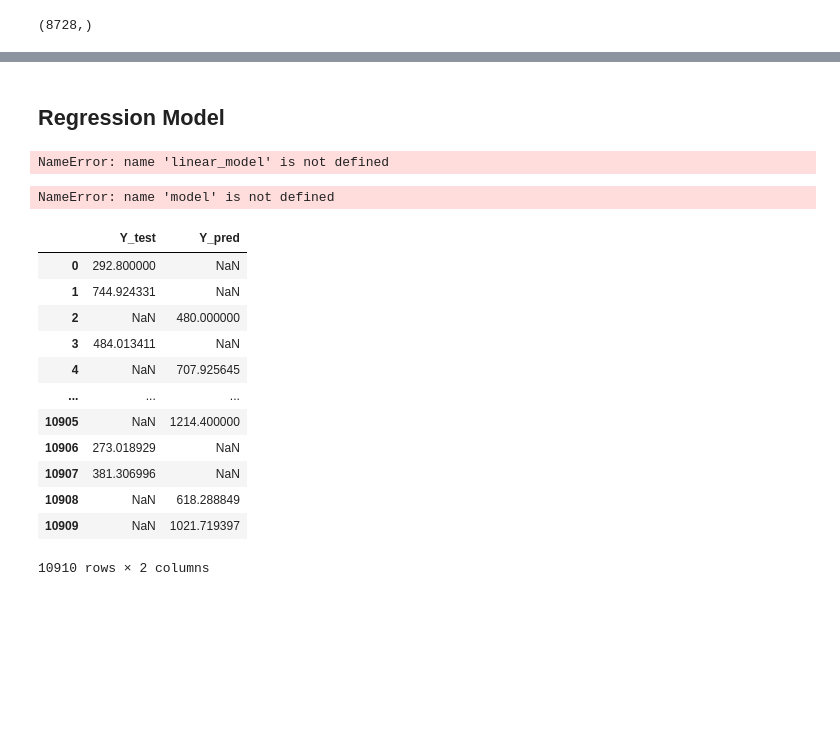
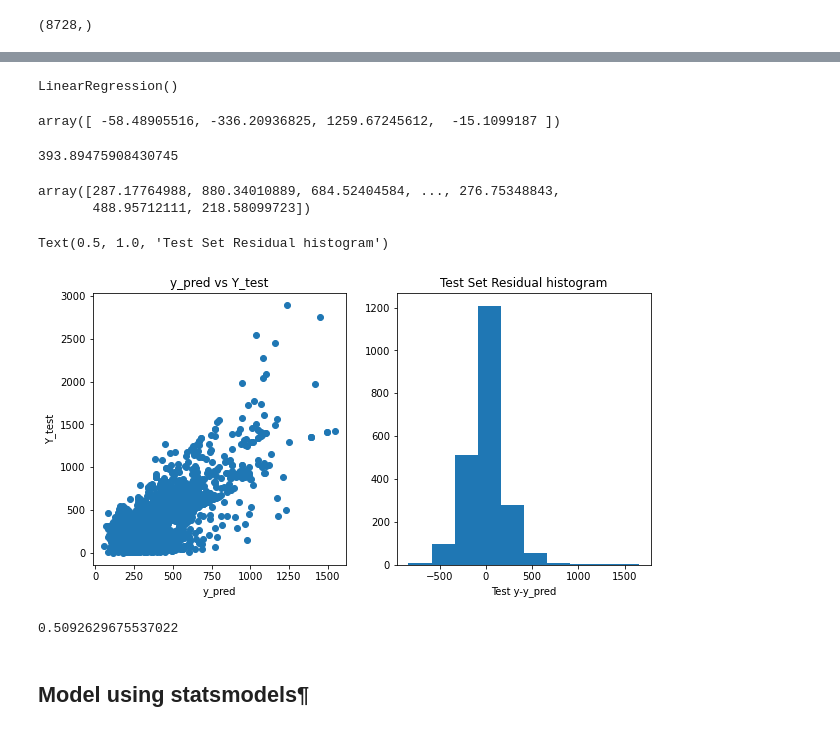
Before and after one commit to shushak/LabWork, a Jupyter notebook: Customer Case Study/Customer_Analysis_Case_Study 4_5.ipynb, the cells around one changed output, grey strips where cells are left out. Drawn from its saved outputs; the diff is of its cells as text; code cells hidden in the pictures; blank space fills up the shorter version.

```diff
--- a/Customer Case Study/Customer_Analysis_Case_Study 4_5.ipynb
+++ b/Customer Case Study/Customer_Analysis_Case_Study 4_5.ipynb
@@ -432,3 +450,3 @@ array([[0.03575222, 0.48038127, 0.        , 0.        ],
 # %%
-X_pred, X_test, Y_pred, Y_test = train_test_split(X_scaled, Y, test_size=0.2, random_state=100)
+X_train, X_test, Y_train, Y_test = train_test_split(X_scaled, Y, test_size=0.2) #train test split
 # %%
@@ -492,0 +464,20 @@ categorical_data.head
+# %%
+model=LinearRegression()    # model
+model.fit(X_train, Y_train)   # model train
+# %% [output]
+LinearRegression()
+# %%
+model.coef_
+# %% [output]
+array([ -58.48905516, -336.20936825, 1259.67245612,  -15.1099187 ])
+# %%
+model.intercept_
+# %% [output]
+393.89475908430745
+# %%
+y_pred=model.predict(X_test)
+# %%
+y_pred
+# %% [output]
+array([287.17764988, 880.34010889, 684.52404584, ..., 276.75348843,
+       488.95712111, 218.58099723])
@@ -493,10 +486,21 @@ categorical_data.head
+# %%
+fix, ax = plt.subplots(1,2, figsize = (10,5))
+ax[0].plot(y_pred,Y_test, 'o')
+ax[0].set_xlabel('y_pred')
+ax[0].set_ylabel('Y_test')
+ax[0].set_title('y_pred vs Y_test')
+
+# Plot the residuals
+ax[1].hist(Y_test - y_pred)
+ax[1].set_xlabel("Test y-y_pred")
+ax[1].set_title("Test Set Residual histogram")
+# %% [output]
+Text(0.5, 1.0, 'Test Set Residual histogram')
+[figure, added]
+# %%
+# Model score R²
+model.score(X_test,Y_test)
+# %% [output]
+0.5092629675537022
 # %% [markdown]
-## Regression Model
+## Model using statsmodels¶
-# %%
-model = linear_model.LinearRegression()
-# %% [output]
-NameError: name 'linear_model' is not defined
-# %%
-model.fit(X, Y)   # model train
-# %% [output]
-NameError: name 'model' is not defined
@@ -505,16 +506,0 @@ result=pd.DataFrame({"Y_test":Y_test,"Y_pred":Y_pred})
-# %%
-result
-# %% [output]
-|  | Y_test | Y_pred |
-| 0 | 292.800000 | NaN |
-| 1 | 744.924331 | NaN |
-| 2 | NaN | 480.000000 |
-| 3 | 484.013411 | NaN |
-| 4 | NaN | 707.925645 |
-| ... | ... | ... |
-| 10905 | NaN | 1214.400000 |
-| 10906 | 273.018929 | NaN |
-| 10907 | 381.306996 | NaN |
-| 10908 | NaN | 618.288849 |
-| 10909 | NaN | 1021.719397 |
-10910 rows × 2 columns
```
Also changed, not shown: parts of 24 cells of this notebook.
